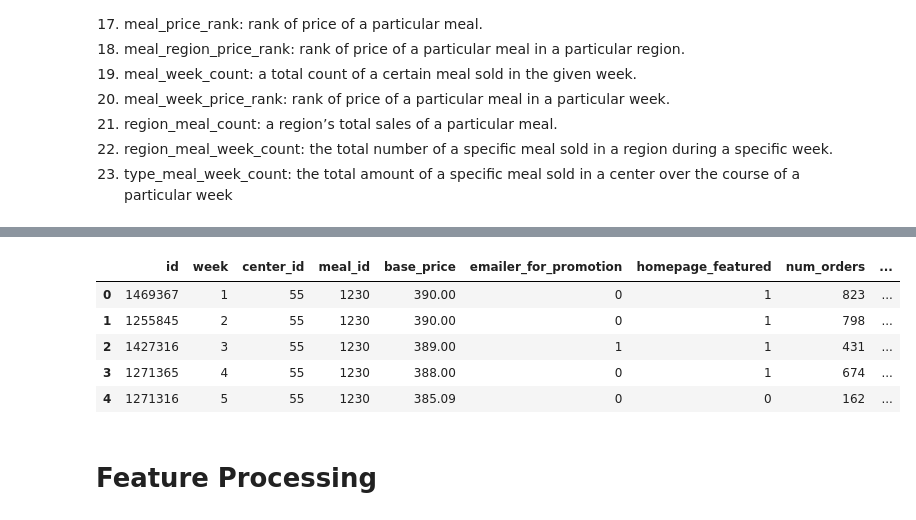
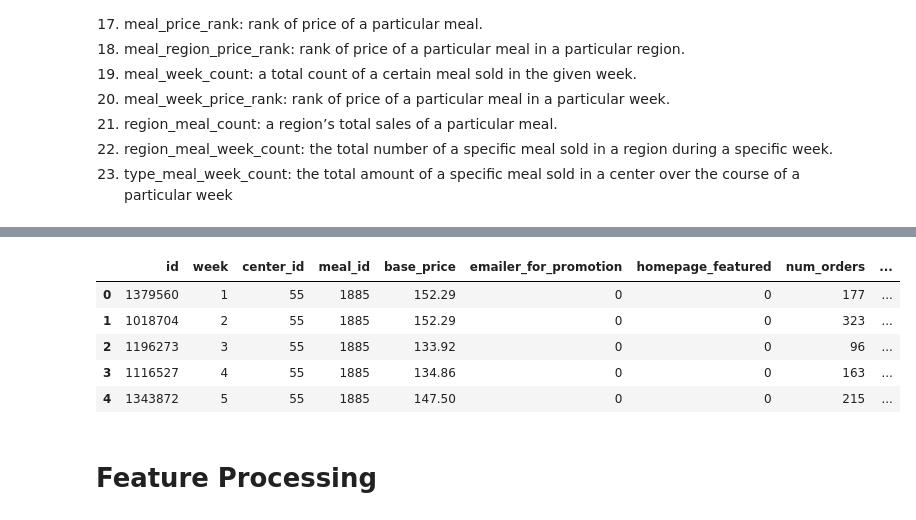
Before and after one commit to ikoghoemmanuell/Forecasting_of_Food_Demand_Supply_Chain, a Jupyter notebook: food.ipynb, the cells around one changed output, grey strips where cells are left out. Cells and saved outputs as stored; diff of their text form; code cells hidden in the pictures.

```diff
--- a/food.ipynb
+++ b/food.ipynb
@@ -576,9 +577,9 @@ In simpler terms, EWMA helps us make better predictions by focusing more on rece
 
 In this case, data from the previous 10 weeks is used to forecast demand for the next 10 weeks.
 # %%
-# Create lag features
-train['base_price_lag_10'] = train['base_price'].shift(10)
-train['discount_lag_10'] = train['discount'].shift(10)
+# # Create lag features
+# train['base_price_lag_10'] = train['base_price'].shift(10)
+# train['discount_lag_10'] = train['discount'].shift(10)
 
-# Drop rows with NaN values resulting from shifting
-train.dropna(inplace=True)
+# # Drop rows with NaN values resulting from shifting
+# # train.dropna(inplace=True)
@@ -585,11 +599,8 @@ train.dropna(inplace=True)
 # %%
-# Define the window size for EWMA (number of weeks)
-window = 10
-
 # Calculate the EWMA using the pandas rolling function with alpha = 0.5
-train['ewma_base_price'] = train['base_price'].ewm(alpha=0.5, min_periods=1).mean()
-train['ewma_discount'] = train['discount'].ewm(alpha=0.5, min_periods=1).mean()
+train['ewma_base_price'] = train['base_price'].ewm(alpha=0.5, min_periods=10).mean()
+train['ewma_discount'] = train['discount'].ewm(alpha=0.5, min_periods=10).mean()
 
 # Display the DataFrame with the EWMA column added
-print(train[['week', 'num_orders', 'ewma_base_price', 'ewma_discount']])
+print(train[['week', 'base_price', 'discount', 'ewma_base_price', 'ewma_discount']].head(20))
 # %% [output]
@@ -610,3 +643,7 @@ print(train[['week', 'num_orders', 'ewma_base_price', 'ewma_discount']])
+# %%
+# Interpolate NaN values using backward linear interpolation
+train['ewma_base_price'] = train['ewma_base_price'].interpolate(method='linear', limit_direction='backward')
+train['ewma_discount'] = train['ewma_discount'].interpolate(method='linear', limit_direction='backward')
 # %%
 merged_data = pd.merge(train, centres, on='center_id')
 merged_data = pd.merge(merged_data, meals, on='meal_id')
@@ -628,7 +665,7 @@ a region.
 # %%
 def create_featutes(df):
   # Rank of a meal based on its base price
-  df['meal_base_price_rank'] = df['base_price'].rank(method='dense')
+  df['meal_base_price_rank'] = df['base_price'].rank(ascending=False)
 
   # Meal count features
   meal_count_features = ['category', 'cuisine', 'center_id', 'city_code', 'region_code']
@@ -713,31 +759,31 @@ def create_more_features(df):
   df['base_price_min'] = df['base_price'].groupby(df['meal_id']).transform('min')
 
   # Compute center_cat_count
-  df['center_cat_count'] = df.groupby(['center_id', 'category'])['discount'].transform('count')
+  # df['center_cat_count'] = df.groupby(['center_id', 'category'])['num_orders'].transform('count')
 
   # Compute center_cat_price_rank
   df['center_cat_price_rank'] = df.groupby(['center_id', 'category'])['base_price'].transform('rank')
 
   # Compute center_cat_week_count
-  df['center_cat_week_count'] = df.groupby(['center_id', 'category', 'week'])['discount'].transform('sum')
+  # df['center_cat_week_count'] = df.groupby(['center_id', 'category', 'week'])['num_orders'].transform('sum')
 
   # Compute center_cui_count
-  df['center_cui_count'] = df.groupby(['center_id', 'cuisine'])['discount'].transform('count')
+  # df['center_cui_count'] = df.groupby(['center_id', 'cuisine'])['num_orders'].transform('count')
 
   # Compute center_price_rank
   df['center_price_rank'] = df.groupby(['center_id'])['base_price'].transform('rank')
 
   # Compute center_week_count
-  df['center_week_count'] = df.groupby(['center_id', 'week'])['discount'].transform('sum')
+  # df['center_week_count'] = df.groupby(['center_id', 'week'])['num_orders'].transform('sum')
 
   # Compute center_week_price_rank
   df['center_week_price_rank'] = df.groupby(['center_id', 'week'])['base_price'].transform('rank')
 
   # Compute city_meal_week_count
-  df['city_meal_week_count'] = df.groupby(['city_code', 'meal_id', 'week'])['discount'].transform('sum')
+  # df['city_meal_week_count'] = df.groupby(['city_code', 'meal_id', 'week'])['num_orders'].transform('sum')
 
   # Compute meal_count
-  df['meal_count'] = df.groupby(['meal_id'])['discount'].transform('sum')
+  # df['meal_count'] = df.groupby(['meal_id'])['num_orders'].transform('sum')
 
   # Compute meal_city_price_rank
   df['meal_city_price_rank'] = df.groupby(['meal_id', 'city_code'])['base_price'].transform('rank')
@@ -745,42 +791,42 @@ def create_more_features(df):
   # Compute meal_price_max, meal_price_mean, and meal_price_min
   df['meal_price_max'] = df['base_price'].groupby(df['meal_id']).transform('max')
   df['meal_price_mean'] = df['base_price'].groupby(df['meal_id']).transform('mean')
   df['meal_price_min'] = df['base_price'].groupby(df['meal_id']).transform('min')
 
   # Compute meal_price_rank
   df['meal_price_rank'] = df.groupby(['meal_id'])['base_price'].transform('rank')
 
   # Compute meal_region_price_rank
   df['meal_region_price_rank'] = df.groupby(['meal_id', 'region_code'])['base_price'].transform('rank')
 
   # Compute meal_week_count
-  df['meal_week_count'] = df.groupby(['meal_id', 'week'])['discount'].transform('sum')
+  # df['meal_week_count'] = df.groupby(['meal_id', 'week'])['num_orders'].transform('sum')
 
   # Compute meal_week_price_rank
   df['meal_week_price_rank'] = df.groupby(['meal_id', 'week'])['base_price'].transform('rank')
 
   # Compute region_meal_count
-  df['region_meal_count'] = df.groupby(['region_code', 'meal_id'])['discount'].transform('sum')
+  # df['region_meal_count'] = df.groupby(['region_code', 'meal_id'])['num_orders'].transform('sum')
 
   # Compute region_meal_week_count
-  df['region_meal_week_count'] = df.groupby(['region_code', 'meal_id', 'week'])['discount'].transform('sum')
+  # df['region_meal_week_count'] = df.groupby(['region_code', 'meal_id', 'week'])['num_orders'].transform('sum')
 
   # Compute type_meal_week_count
-  df['type_meal_week_count'] = df.groupby(['center_id', 'week', 'meal_id'])['discount'].transform('sum')
+  # df['type_meal_week_count'] = df.groupby(['center_id', 'week', 'meal_id'])['num_orders'].transform('sum')
 
   return df
 
 train = create_more_features(train)
 
 # Display the DataFrame with the new features added
 train.head()
 # %% [output]
 |  | id | week | center_id | meal_id | base_price | emailer_for_promotion | homepage_featured | num_orders | ... |
-| 0 | 1469367 | 1 | 55 | 1230 | 390.00 | 0 | 1 | 823 | ... |
-| 1 | 1255845 | 2 | 55 | 1230 | 390.00 | 0 | 1 | 798 | ... |
-| 2 | 1427316 | 3 | 55 | 1230 | 389.00 | 1 | 1 | 431 | ... |
-| 3 | 1271365 | 4 | 55 | 1230 | 388.00 | 0 | 1 | 674 | ... |
-| 4 | 1271316 | 5 | 55 | 1230 | 385.09 | 0 | 0 | 162 | ... |
+| 0 | 1379560 | 1 | 55 | 1885 | 152.29 | 0 | 0 | 177 | ... |
+| 1 | 1018704 | 2 | 55 | 1885 | 152.29 | 0 | 0 | 323 | ... |
+| 2 | 1196273 | 3 | 55 | 1885 | 133.92 | 0 | 0 | 96 | ... |
+| 3 | 1116527 | 4 | 55 | 1885 | 134.86 | 0 | 0 | 163 | ... |
+| 4 | 1343872 | 5 | 55 | 1885 | 147.50 | 0 | 0 | 215 | ... |
 # %% [markdown]
 # Feature Processing
 # %% [markdown]
```
Also changed, not shown: parts of 74 cells of this notebook.
